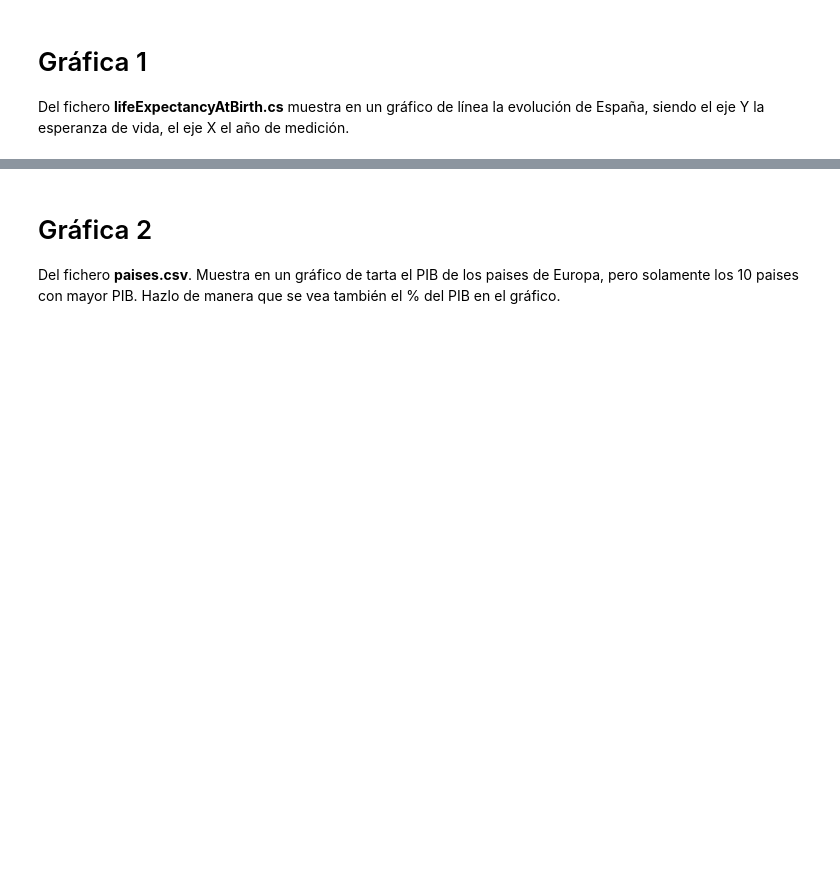
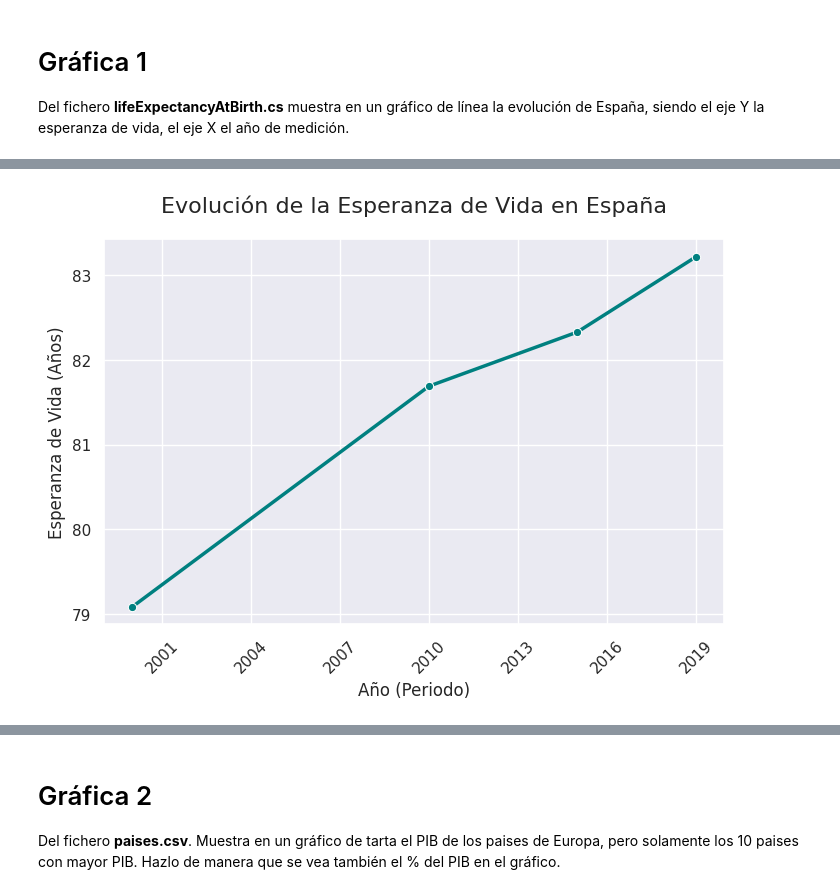
Before and after one commit to Animska/PYthon, a Jupyter notebook: Pedro/entorno python/ejercicios/AD_TEMA3/graficas_1/Enunciado_matplotlib_1.ipynb, the cells around one changed output, grey strips where cells are left out. Cells and saved outputs as stored; diff of their text form; code cells hidden in the pictures; blank space fills up the shorter version.

```diff
--- a/Pedro/entorno python/ejercicios/AD_TEMA3/graficas_1/Enunciado_matplotlib_1.ipynb
+++ b/Pedro/entorno python/ejercicios/AD_TEMA3/graficas_1/Enunciado_matplotlib_1.ipynb
@@ -30,0 +52,28 @@ plt.show()
+# %%
+#seaborn
+# Reinicia los parámetros del tema
+plt.rcdefaults()
+
+# 1. Configuración del estilo profesional
+sns.set_theme(style="darkgrid")
+plt.figure(figsize=(8, 5))
+
+# 2. Creación del gráfico
+ax = sns.lineplot(data=df_spain, x='Period', y='First Tooltip',
+             linewidth=2.5, marker='o', color='teal')
+
+# 3. Personalización de ejes y título
+ax.set_title('Evolución de la Esperanza de Vida en España', fontsize=16, pad=20) # pad es la distancia a la gráfica
+ax.set_xlabel('Año (Periodo)', fontsize=12)
+ax.set_ylabel('Esperanza de Vida (Años)', fontsize=12)
+
+# Forzar números enteros en eje X: Usamos MaxNLocator
+# integer=True le dice que no use decimales (adiós al 2020.5)
+ax.xaxis.set_major_locator(ticker.MaxNLocator(integer=True))
+
+# Rotación a 45º etiquetas eje X:
+# Usamos plt.xticks para aplicar la rotación a las etiquetas del eje X
+plt.xticks(rotation=45)
+plt.show()
+# %% [output]
+[figure, added]
```
Also changed, not shown: parts of 15 cells of this notebook, 12 other files.
